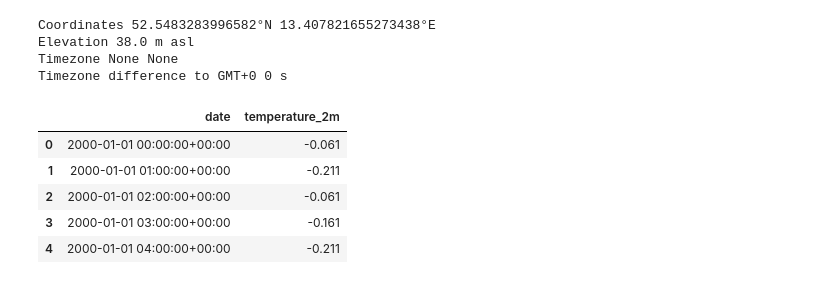
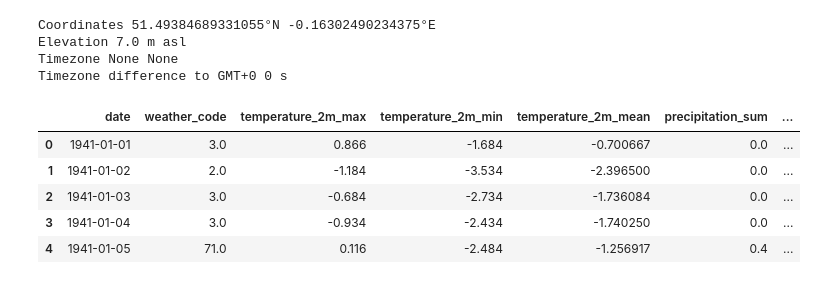
Before and after one commit to SalAbdiaziz01/weather_website, a Jupyter notebook: weather_notebook.ipynb, the cells around one changed output. Cells and saved outputs as stored; diff of their text form; code cells hidden in the pictures.

```diff
--- a/weather_notebook.ipynb
+++ b/weather_notebook.ipynb
@@ -9,56 +7,73 @@ import seaborn as sns
 # %%
-import openmeteo_requests
-
-import requests_cache
-import pandas as pd
-from retry_requests import retry
-
 # Setup the Open-Meteo API client with cache and retry on error
 cache_session = requests_cache.CachedSession('.cache', expire_after = -1)
 retry_session = retry(cache_session, retries = 5, backoff_factor = 0.2)
 openmeteo = openmeteo_requests.Client(session = retry_session)
 
 # Make sure all required weather variables are listed here
 # The order of variables in hourly or daily is important to assign them correctly below
 url = "https://archive-api.open-meteo.com/v1/archive"
 params = {
-	"latitude": 52.52,
-	"longitude": 13.41,
-	"start_date": "2000-01-01",
-	"end_date": "2000-12-31",
-	"hourly": "temperature_2m"
+	"latitude": 51.50,
+	"longitude": -0.23,
+	"start_date":"1941-01-01",
+	"end_date": "2024-12-27",
+	"hourly": "rain",
+	"daily": ["weather_code", "temperature_2m_max", "temperature_2m_min", "temperature_2m_mean", "precipitation_sum", "rain_sum", "snowfall_sum", "precipitation_hours"]
 }
 responses = openmeteo.weather_api(url, params=params)
 
 # Process first location. Add a for-loop for multiple locations or weather models
 response = responses[0]
 print(f"Coordinates {response.Latitude()}°N {response.Longitude()}°E")
 print(f"Elevation {response.Elevation()} m asl")
 print(f"Timezone {response.Timezone()} {response.TimezoneAbbreviation()}")
 print(f"Timezone difference to GMT+0 {response.UtcOffsetSeconds()} s")
 
-# Process hourly data. The order of variables needs to be the same as requested.
-hourly = response.Hourly()
-hourly_temperature_2m = hourly.Variables(0).ValuesAsNumpy()
 
-hourly_data = {"date": pd.date_range(
-	start = pd.to_datetime(hourly.Time(), unit = "s", utc = True),
-	end = pd.to_datetime(hourly.TimeEnd(), unit = "s", utc = True),
-	freq = pd.Timedelta(seconds = hourly.Interval()),
+
+# Process daily data. The order of variables needs to be the same as requested.
+daily = response.Daily()
+daily_weather_code = daily.Variables(0).ValuesAsNumpy()
+daily_temperature_2m_max = daily.Variables(1).ValuesAsNumpy()
+daily_temperature_2m_min = daily.Variables(2).ValuesAsNumpy()
+daily_temperature_2m_mean = daily.Variables(3).ValuesAsNumpy()
+daily_precipitation_sum = daily.Variables(4).ValuesAsNumpy()
+daily_rain_sum = daily.Variables(5).ValuesAsNumpy()
+daily_snowfall_sum = daily.Variables(6).ValuesAsNumpy()
+daily_precipitation_hours = daily.Variables(7).ValuesAsNumpy()
+
+daily_data = {"date": pd.date_range(
+	start = pd.to_datetime(daily.Time(), unit = "s", utc = False),
+	end = pd.to_datetime(daily.TimeEnd(), unit = "s", utc = False),
+	freq = pd.Timedelta(seconds = daily.Interval()),
 	inclusive = "left"
 )}
-hourly_data["temperature_2m"] = hourly_temperature_2m
+daily_data["weather_code"] = daily_weather_code
+daily_data["temperature_2m_max"] = daily_temperature_2m_max
+daily_data["temperature_2m_min"] = daily_temperature_2m_min
+daily_data["temperature_2m_mean"] = daily_temperature_2m_mean
+daily_data["precipitation_sum"] = daily_precipitation_sum
+daily_data["rain_sum"] = daily_rain_sum
+daily_data["snowfall_sum"] = daily_snowfall_sum
+daily_data["precipitation_hours"] = daily_precipitation_hours
 
-hourly_dataframe = pd.DataFrame(data = hourly_data)
-hourly_dataframe.head()
+
+daily_dataframe = pd.DataFrame(data = daily_data)
+
+# Ensure the 'date' column is in datetime format
+daily_dataframe['date'] = pd.to_datetime(daily_dataframe['date'])
+
+daily_dataframe.info
+daily_dataframe.head()
 # %% [output]
-Coordinates 52.5483283996582°N 13.407821655273438°E
-Elevation 38.0 m asl
+Coordinates 51.49384689331055°N -0.16302490234375°E
+Elevation 7.0 m asl
 Timezone None None
 Timezone difference to GMT+0 0 s
-|  | date | temperature_2m |
-| 0 | 2000-01-01 00:00:00+00:00 | -0.061 |
-| 1 | 2000-01-01 01:00:00+00:00 | -0.211 |
-| 2 | 2000-01-01 02:00:00+00:00 | -0.061 |
-| 3 | 2000-01-01 03:00:00+00:00 | -0.161 |
-| 4 | 2000-01-01 04:00:00+00:00 | -0.211 |
+|  | date | weather_code | temperature_2m_max | temperature_2m_min | temperature_2m_mean | precipitation_sum | ... |
+| 0 | 1941-01-01 | 3.0 | 0.866 | -1.684 | -0.700667 | 0.0 | ... |
+| 1 | 1941-01-02 | 2.0 | -1.184 | -3.534 | -2.396500 | 0.0 | ... |
+| 2 | 1941-01-03 | 3.0 | -0.684 | -2.734 | -1.736084 | 0.0 | ... |
+| 3 | 1941-01-04 | 3.0 | -0.934 | -2.434 | -1.740250 | 0.0 | ... |
+| 4 | 1941-01-05 | 71.0 | 0.116 | -2.484 | -1.256917 | 0.4 | ... |
```
Also changed, not shown: parts of 8 cells of this notebook, 1 other file.
